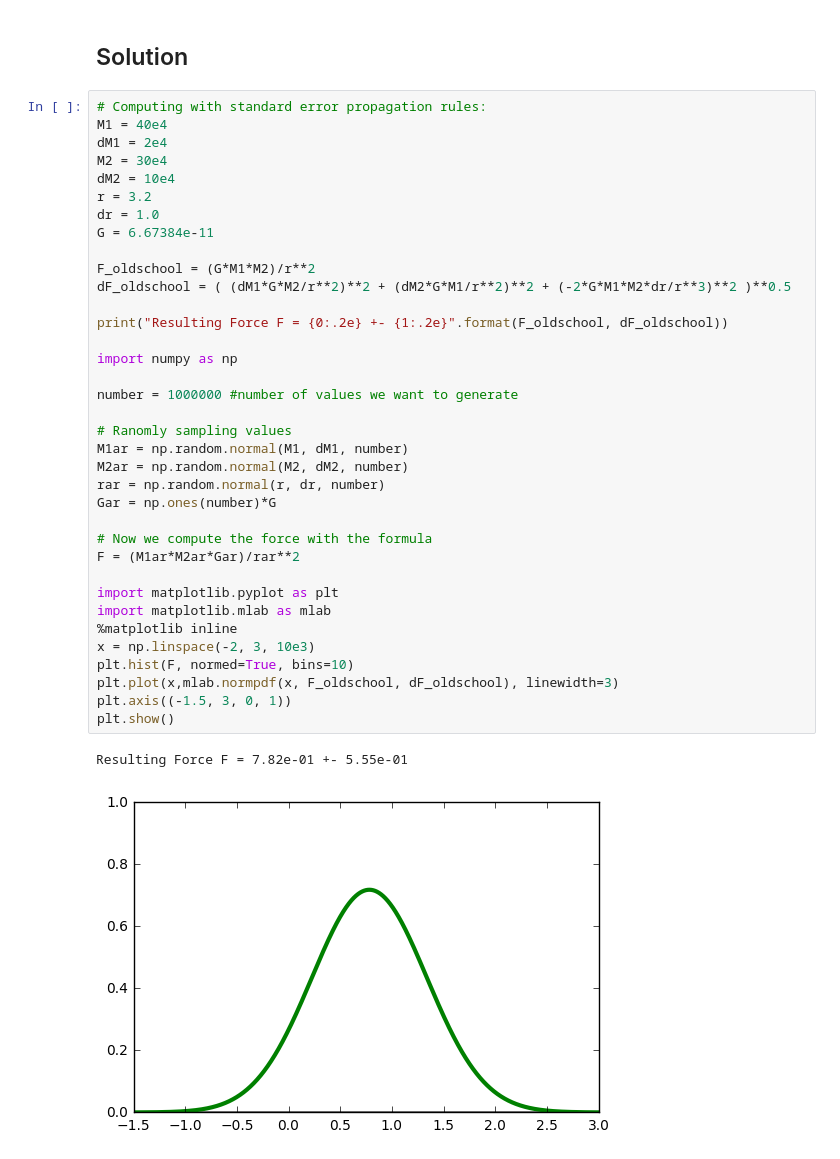
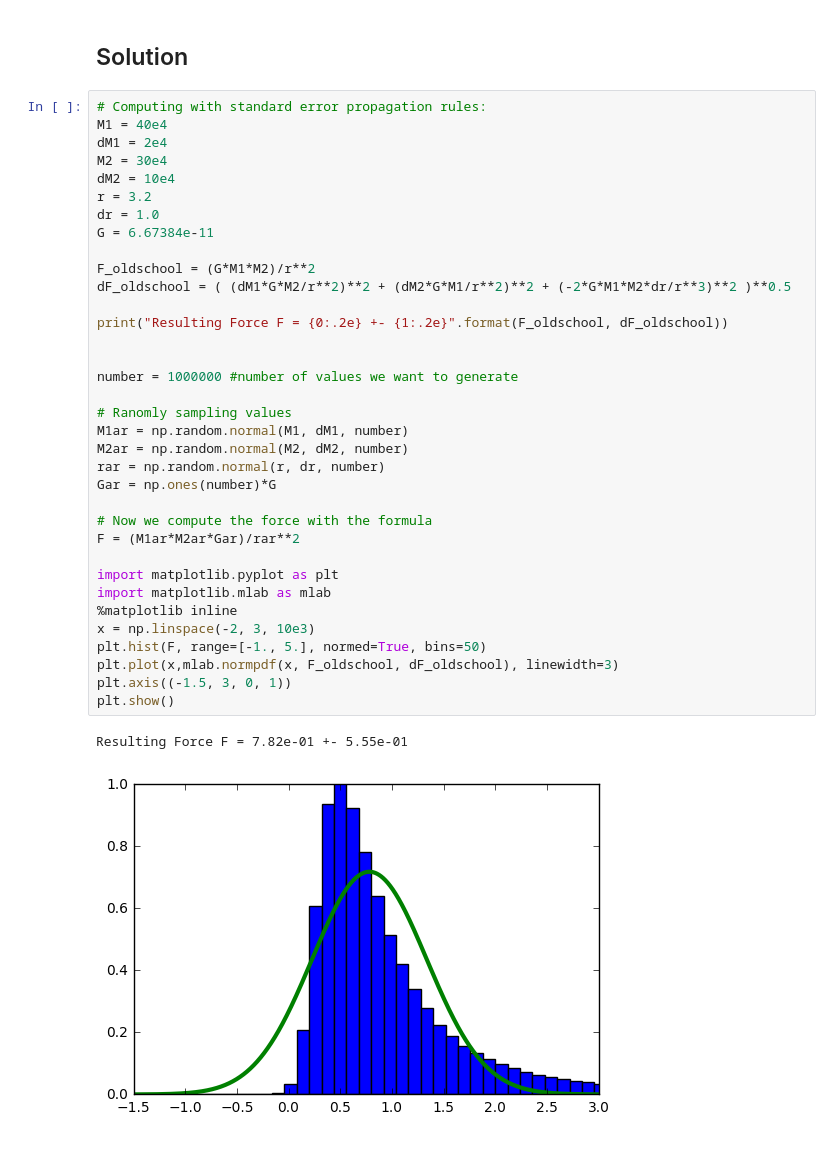
Before and after one commit to woskar/python-for-scientists, a Jupyter notebook: Exercise 3 - Monte-Carlo Error Propagation.ipynb, the cells around one changed output. Cells and saved outputs as stored; diff of their text form.

```diff
--- a/Exercise 3 - Monte-Carlo Error Propagation.ipynb
+++ b/Exercise 3 - Monte-Carlo Error Propagation.ipynb
@@ -111,36 +113,35 @@ dM2 = 10e4
 r = 3.2
 dr = 1.0
 G = 6.67384e-11
 
 F_oldschool = (G*M1*M2)/r**2
 dF_oldschool = ( (dM1*G*M2/r**2)**2 + (dM2*G*M1/r**2)**2 + (-2*G*M1*M2*dr/r**3)**2 )**0.5
 
 print("Resulting Force F = {0:.2e} +- {1:.2e}".format(F_oldschool, dF_oldschool))
 
-import numpy as np
 
 number = 1000000 #number of values we want to generate
 
 # Ranomly sampling values
 M1ar = np.random.normal(M1, dM1, number)
 M2ar = np.random.normal(M2, dM2, number)
 rar = np.random.normal(r, dr, number)
 Gar = np.ones(number)*G
 
 # Now we compute the force with the formula
 F = (M1ar*M2ar*Gar)/rar**2
 
 import matplotlib.pyplot as plt
 import matplotlib.mlab as mlab
 %matplotlib inline
 x = np.linspace(-2, 3, 10e3)
-plt.hist(F, normed=True, bins=10)
+plt.hist(F, range=[-1., 5.], normed=True, bins=50)
 plt.plot(x,mlab.normpdf(x, F_oldschool, dF_oldschool), linewidth=3)
 plt.axis((-1.5, 3, 0, 1))
 plt.show()
 # %% [output]
 Resulting Force F = 7.82e-01 +- 5.55e-01
-[figure, old version]
+[figure, new version]
 # %% [markdown]
 In this case, which method do you think is more accurate? Why? What do you think are the advantages of using a Monte-Carlo technique?
 
```
Also changed, not shown: parts of 4 cells of this notebook.
